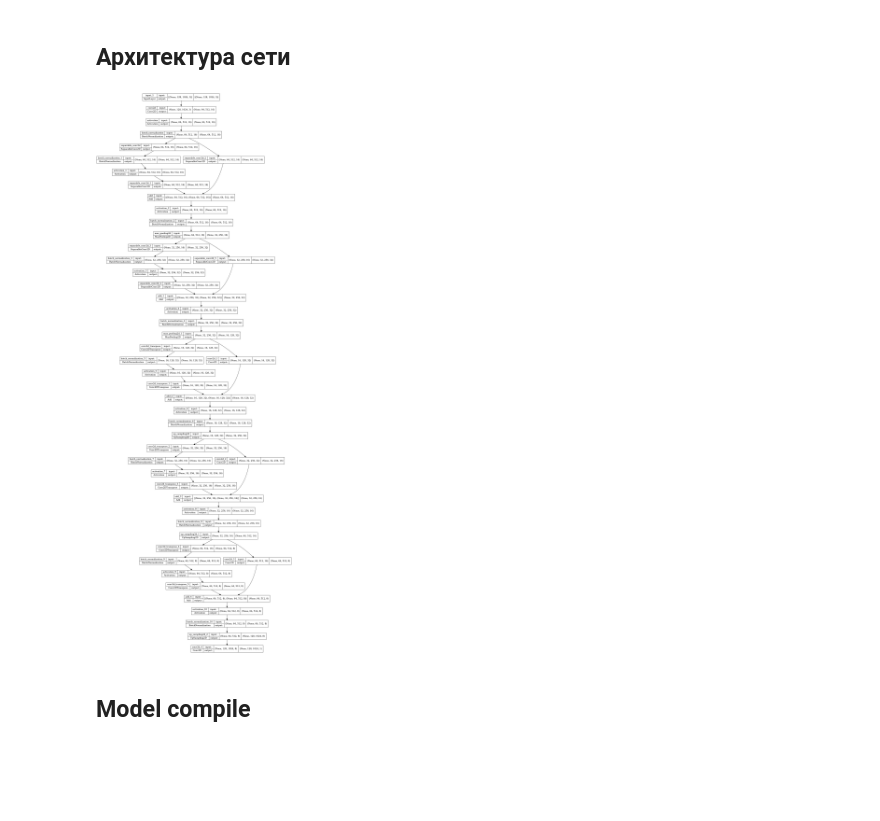
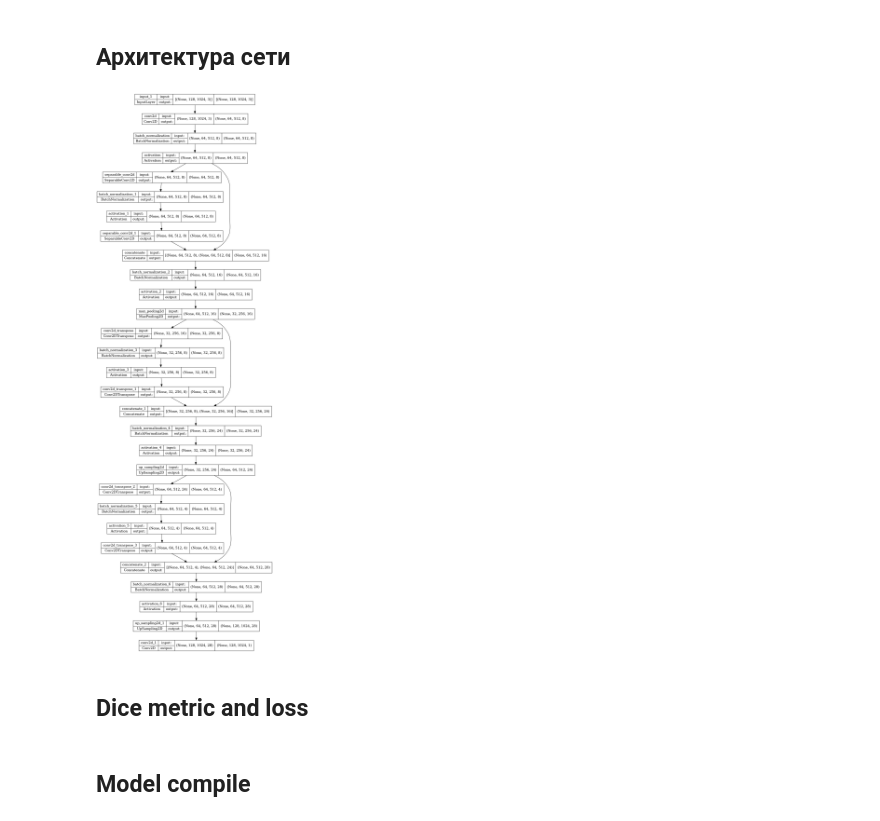
Before and after one commit to Storks/laser_trace, a Jupyter notebook: notebooks/train model.ipynb, the cells around one changed output. Cells and saved outputs as stored; diff of their text form; code cells hidden in the pictures; blank space fills up the shorter version.

Commit message:
refactor model creator, modify datagen with repeat(epochs), add dice-coef loss and metric

```diff
--- a/notebooks/train model.ipynb
+++ b/notebooks/train model.ipynb
@@ -40,14 +40,16 @@ def res_down_block(inputs, num_filters):
     x = layers.SeparableConv2D(filters=num_filters, kernel_size=3,
                               padding = 'same')(x)
 
-    x = layers.BatchNormalization()(x)
-    x = layers.Activation('relu')(x)
+
 
     #residual
 
-    y = layers.SeparableConv2D(filters=num_filters, kernel_size=3,
-                              padding = 'same')(inputs)
-    x = layers.add([x,y])
+#     y = layers.SeparableConv2D(filters=num_filters, kernel_size=3,
+#                               padding = 'same')(inputs)
+
+    x = layers.concatenate([x,inputs])
+    x = layers.BatchNormalization()(x)
+    x = layers.Activation('relu')(x)
     x = layers.MaxPool2D(pool_size=3, strides=2, padding='same')(x)
     return x
 
@@ -59,14 +61,16 @@ def res_up_block(inputs, num_filters):
     x = layers.Conv2DTranspose(filters=num_filters, kernel_size=3,
                               padding = 'same')(x)
 
-    x = layers.BatchNormalization()(x)
-    x = layers.Activation('relu')(x)
+
+
 
     #residual
 
-    y = layers.Conv2D(num_filters, 1, padding="same")(inputs)
+#     y = layers.Conv2D(num_filters, 1, padding="same")(inputs)
 
-    x = layers.add([x,y])
+    x = layers.concatenate([x,inputs])
+    x = layers.BatchNormalization()(x)
+    x = layers.Activation('relu')(x)
     x = layers.UpSampling2D(2)(x)
     return x
 
@@ -79,33 +83,33 @@ def get_model(img_size, num_classes):
 
     # Entry block
     x = layers.Conv2D(8, 3, strides=2, padding="same")(inputs)
     x = layers.BatchNormalization()(x)
     x = layers.Activation("relu")(x)
 
-
-    previous_block_activation = x  # Set aside residual
 
     # Blocks 1, 2, 3 are identical apart from the feature depth.
     for filters in [8]:
         x = res_down_block(x, filters)
     ### [Second half of the network: upsampling inputs] ###
 
     for filters in [8, 4]:
         x= res_up_block(x, filters)
 
     # Add a per-pixel classification layer
     outputs = layers.Conv2D(num_classes, 3, activation="sigmoid", padding="same")(x)
 
     # Define the model
     model = keras.Model(inputs, outputs)
     return model
 
 
 # Free up RAM in case the model definition cells were run multiple times
 keras.backend.clear_session()
 
 # Build model
 model = get_model(img_size=(IMAGE_HEIGHT, IMAGE_WIDTH), num_classes=1)
 keras.utils.plot_model(model, show_shapes=True)
 # %% [output]
-[figure, old version]
+[figure, new version]
+# %% [markdown]
+## Dice metric and loss
```
Also changed, not shown: parts of 7 cells of this notebook, 4 other files.
